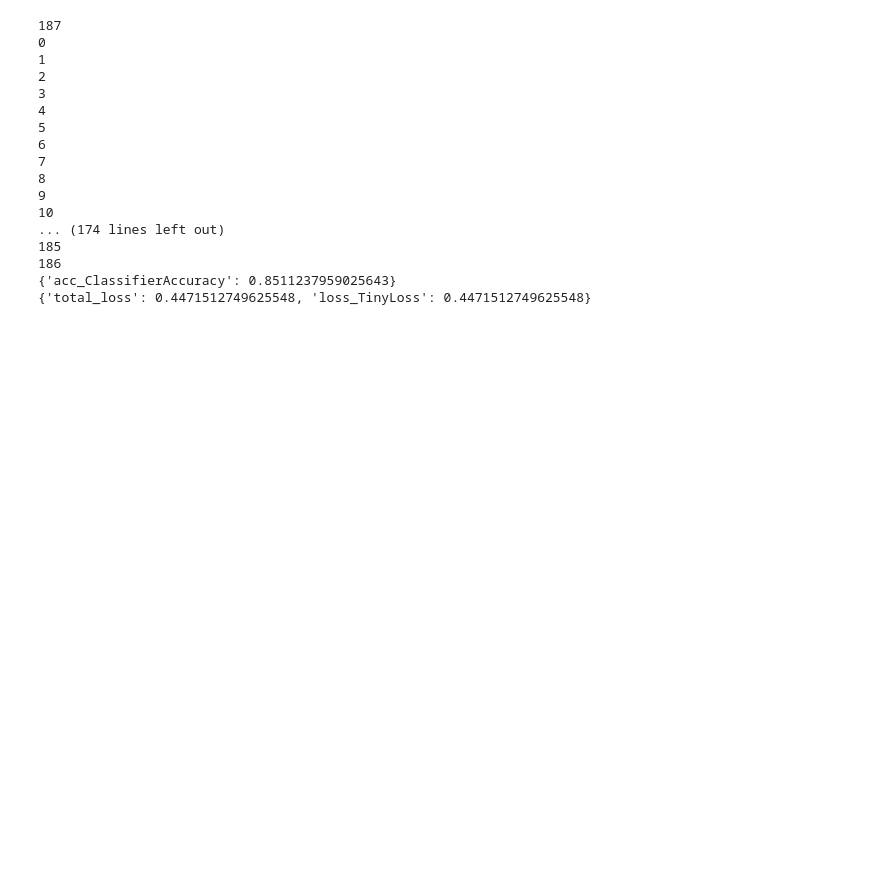
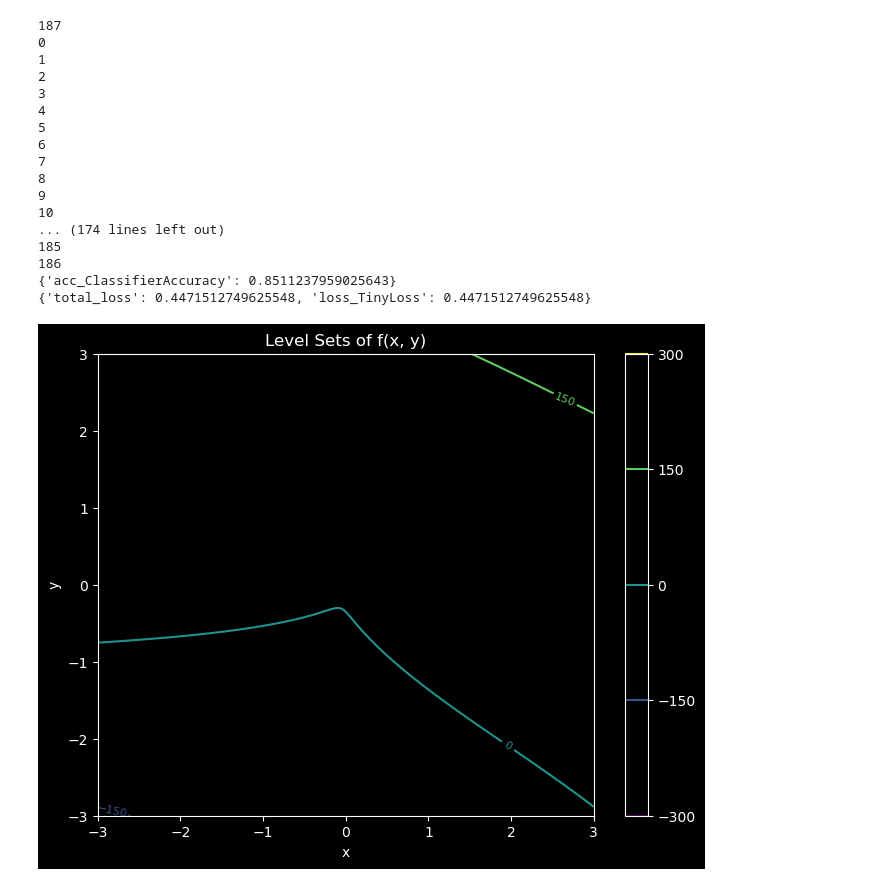
Before and after one commit to NetanelBlumenfeld/Radar-Sr-Classifer, a Jupyter notebook: python/gestures/notebooks/results.ipynb, the cells around one changed output. Cells and saved outputs as stored; diff of their text form; code cells hidden in the pictures; blank space fills up the shorter version.

```diff
--- a/python/gestures/notebooks/results.ipynb
+++ b/python/gestures/notebooks/results.ipynb
@@ -386,3 +392,28 @@ trues = np.concatenate(true_labels, axis=0)
 cm = confusion_matrix(trues, preds)
 # %%
 np.save("cm_dx_4_dy_4_lr.npy", cm)
+# %%
+import numpy as np
+import matplotlib.pyplot as plt
+
+def f(x, y):
+    return (17/6) * y**3 + 0.25 * x**2 * y**2 + 3 * x * y**2 + 2 * x**2 * y + 2 * x**2 + y**2
+
+# Define the range for x and y
+x = np.linspace(-3, 3, 400)
+y = np.linspace(-3, 3, 400)
+
+X, Y = np.meshgrid(x, y)
+Z = f(X, Y)
+
+# Plotting the level sets
+plt.figure(figsize=(8, 6))
+contour = plt.contour(X, Y, Z, levels=2, cmap='viridis')
+plt.clabel(contour, inline=True, fontsize=8)
+plt.title('Level Sets of f(x, y)')
+plt.xlabel('x')
+plt.ylabel('y')
+plt.colorbar(contour)
+plt.show()
+# %% [output]
+[figure, added]
```
Also changed, not shown: parts of 2 cells of this notebook, 5 other files.
